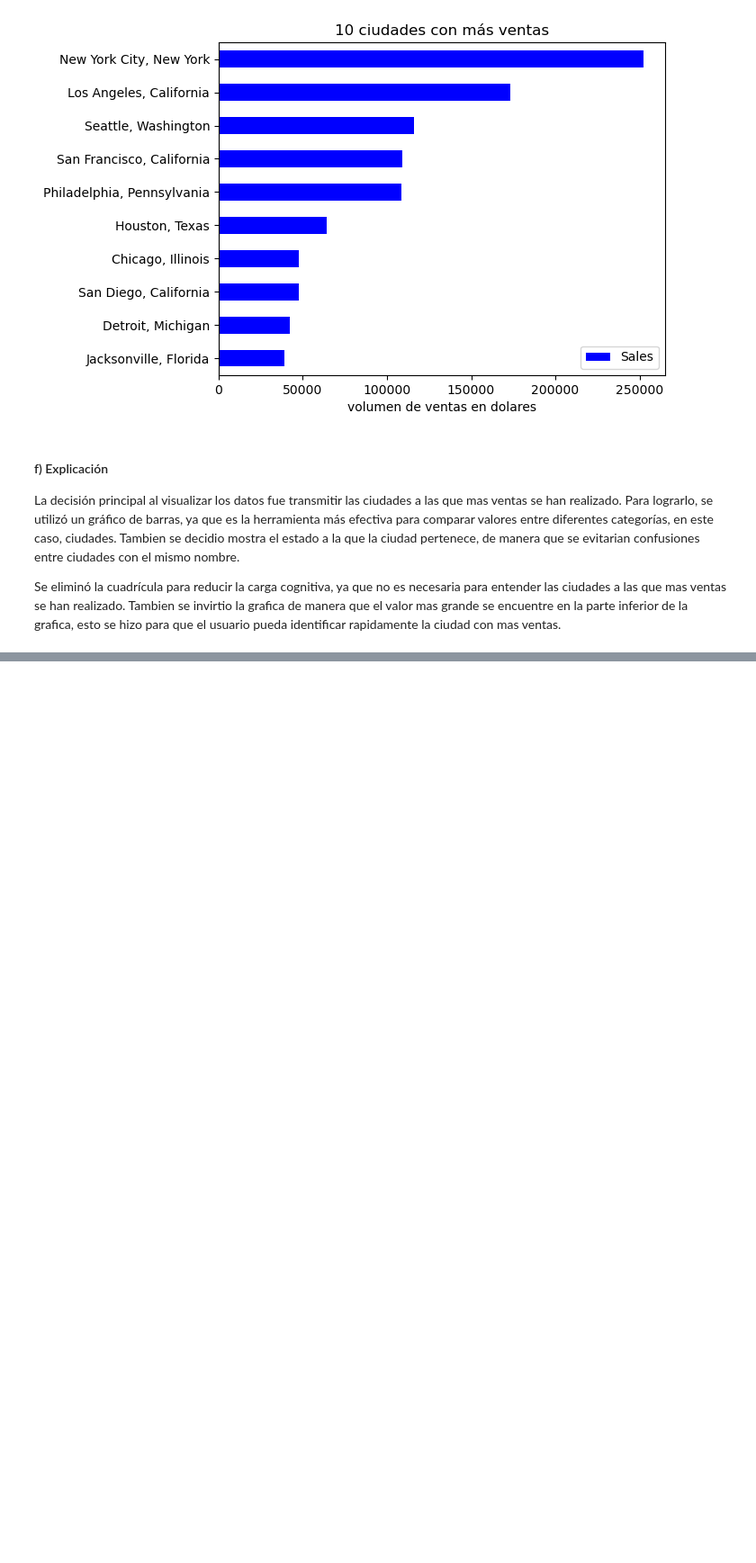
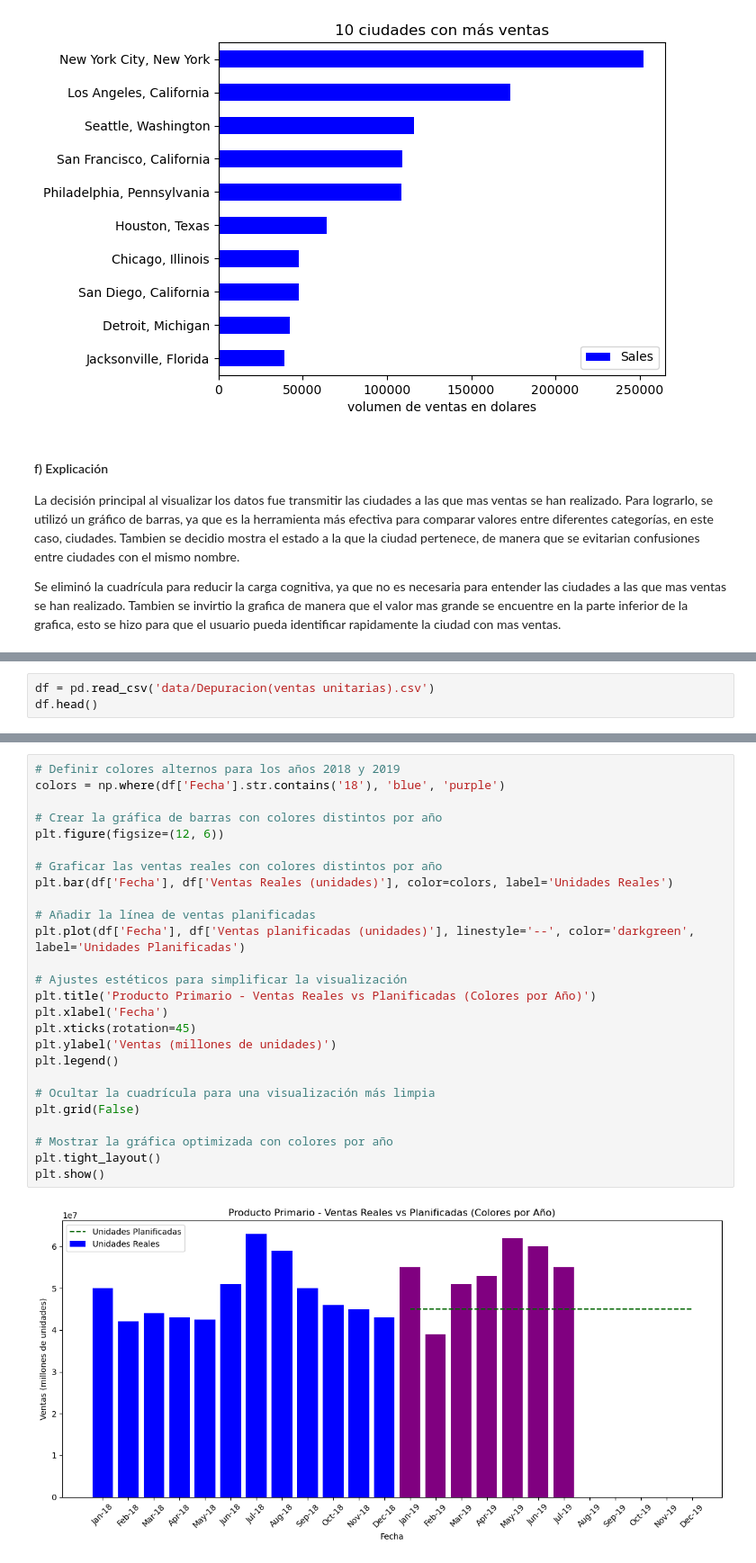
Before and after one commit to jazurdia/lab9-DS, a Jupyter notebook: lab9.ipynb, the cells around one changed output, grey strips where cells are left out. Shown at 90% size. Saved outputs shown, nothing was run; the diff lists cells and outputs as text; blank space fills up the shorter version.

```diff
--- a/lab9.ipynb
+++ b/lab9.ipynb
@@ -325,0 +331,3 @@ Se eliminó la cuadrícula para reducir la carga cognitiva, ya que no es necesar
+# %%
+df = pd.read_csv('data/Depuracion(ventas unitarias).csv')
+df.head()
@@ -325,0 +341,28 @@ Se eliminó la cuadrícula para reducir la carga cognitiva, ya que no es necesar
+# %%
+# Definir colores alternos para los años 2018 y 2019
+colors = np.where(df['Fecha'].str.contains('18'), 'blue', 'purple')
+
+# Crear la gráfica de barras con colores distintos por año
+plt.figure(figsize=(12, 6))
+
+# Graficar las ventas reales con colores distintos por año
+plt.bar(df['Fecha'], df['Ventas Reales (unidades)'], color=colors, label='Unidades Reales')
+
+# Añadir la línea de ventas planificadas
+plt.plot(df['Fecha'], df['Ventas planificadas (unidades)'], linestyle='--', color='darkgreen', label='Unidades Planificadas')
+
+# Ajustes estéticos para simplificar la visualización
+plt.title('Producto Primario - Ventas Reales vs Planificadas (Colores por Año)')
+plt.xlabel('Fecha')
+plt.xticks(rotation=45)
+plt.ylabel('Ventas (millones de unidades)')
+plt.legend()
+
+# Ocultar la cuadrícula para una visualización más limpia
+plt.grid(False)
+
+# Mostrar la gráfica optimizada con colores por año
+plt.tight_layout()
+plt.show()
+# %% [output]
+[figure, added]
```
Also changed, not shown: parts of 5 cells of this notebook, 1 other file.
